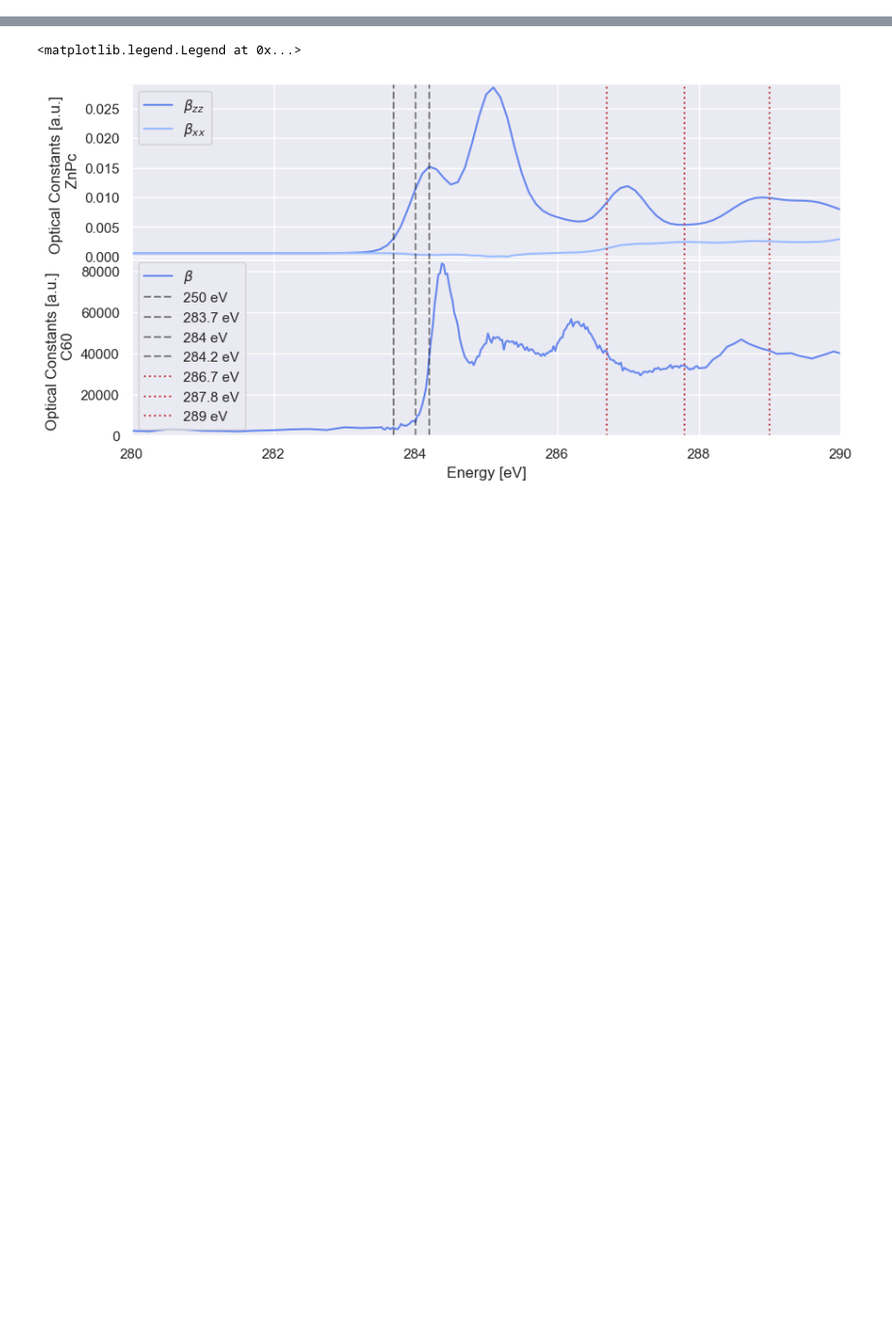
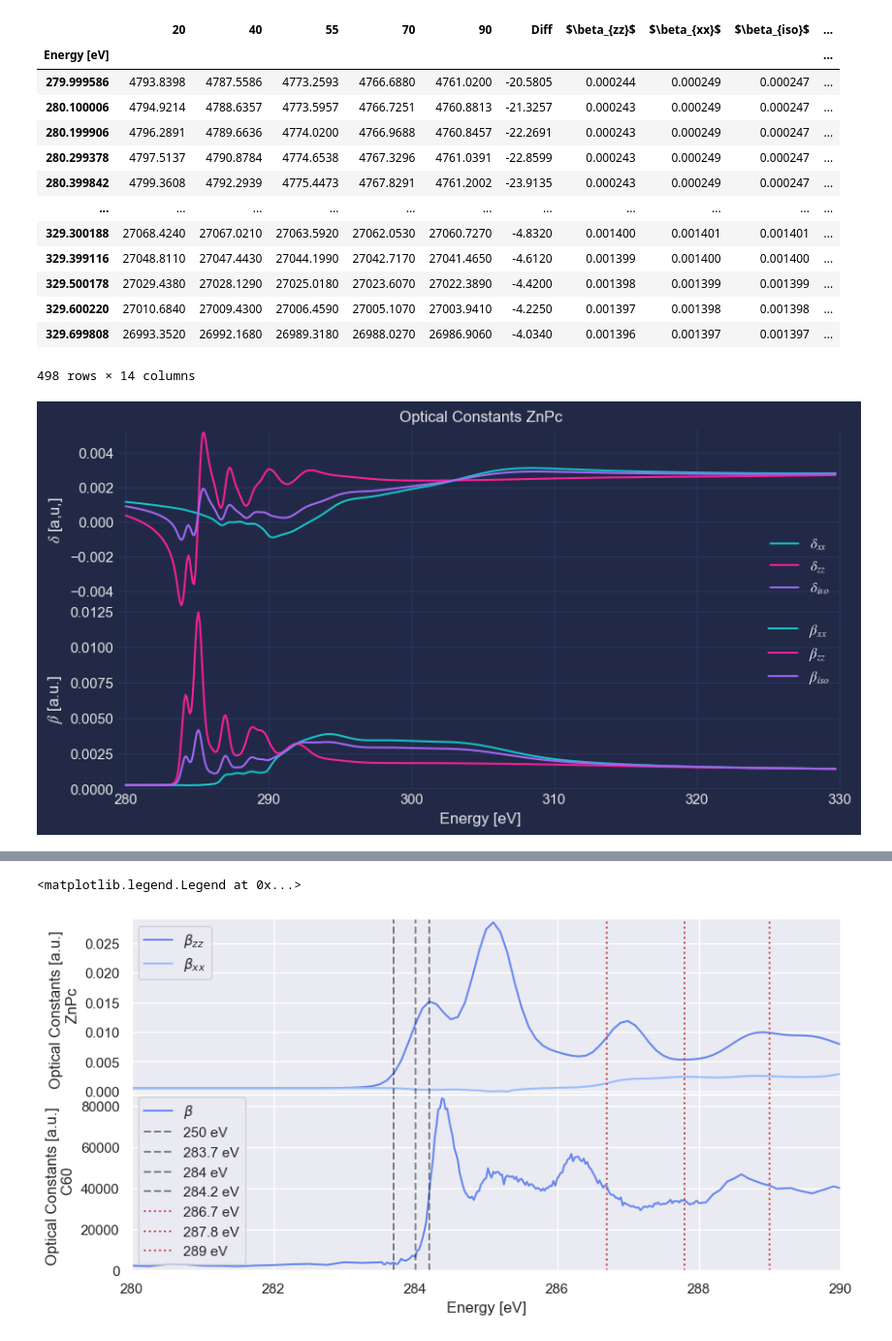
Before and after one commit to WSU-Carbon-Lab/pyref, a Jupyter notebook: docs/OrientedOpticalConstants.ipynb, the cells around one changed output, grey strips where cells are left out. Shown at 97% size. Drawn from its saved outputs; the diff is of its cells as text; code cells hidden in the pictures; blank space fills up the shorter version.

```diff
--- a/docs/RoomTempFitting.ipynb
+++ b/docs/OrientedOpticalConstants.ipynb
@@ -95,0 +81,20 @@ dft = ru.AngleNexafs(f, "C32H16N8Zn", density=1.6)  # type: ignore
+# %%
+dft.get_kk()
+dft.plot_delta_beta()
+dft
+# %% [output]
+|  | 20 | 40 | 55 | 70 | 90 | Diff | $\beta_{zz}$ | $\beta_{xx}$ | $\beta_{iso}$ | ... |
+| Energy [eV] |  |  |  |  |  |  |  |  |  | ... |
+| 279.999586 | 4793.8398 | 4787.5586 | 4773.2593 | 4766.6880 | 4761.0200 | -20.5805 | 0.000244 | 0.000249 | 0.000247 | ... |
+| 280.100006 | 4794.9214 | 4788.6357 | 4773.5957 | 4766.7251 | 4760.8813 | -21.3257 | 0.000243 | 0.000249 | 0.000247 | ... |
+| 280.199906 | 4796.2891 | 4789.6636 | 4774.0200 | 4766.9688 | 4760.8457 | -22.2691 | 0.000243 | 0.000249 | 0.000247 | ... |
+| 280.299378 | 4797.5137 | 4790.8784 | 4774.6538 | 4767.3296 | 4761.0391 | -22.8599 | 0.000243 | 0.000249 | 0.000247 | ... |
+| 280.399842 | 4799.3608 | 4792.2939 | 4775.4473 | 4767.8291 | 4761.2002 | -23.9135 | 0.000243 | 0.000249 | 0.000247 | ... |
+| ... | ... | ... | ... | ... | ... | ... | ... | ... | ... | ... |
+| 329.300188 | 27068.4240 | 27067.0210 | 27063.5920 | 27062.0530 | 27060.7270 | -4.8320 | 0.001400 | 0.001401 | 0.001401 | ... |
+| 329.399116 | 27048.8110 | 27047.4430 | 27044.1990 | 27042.7170 | 27041.4650 | -4.6120 | 0.001399 | 0.001400 | 0.001400 | ... |
+| 329.500178 | 27029.4380 | 27028.1290 | 27025.0180 | 27023.6070 | 27022.3890 | -4.4200 | 0.001398 | 0.001399 | 0.001399 | ... |
+| 329.600220 | 27010.6840 | 27009.4300 | 27006.4590 | 27005.1070 | 27003.9410 | -4.2250 | 0.001397 | 0.001398 | 0.001398 | ... |
+| 329.699808 | 26993.3520 | 26992.1680 | 26989.3180 | 26988.0270 | 26986.9060 | -4.0340 | 0.001396 | 0.001397 | 0.001397 | ... |
+498 rows × 14 columns
+[figure, added]
```
Also changed, not shown: parts of 25 cells of this notebook, 35 other files.
